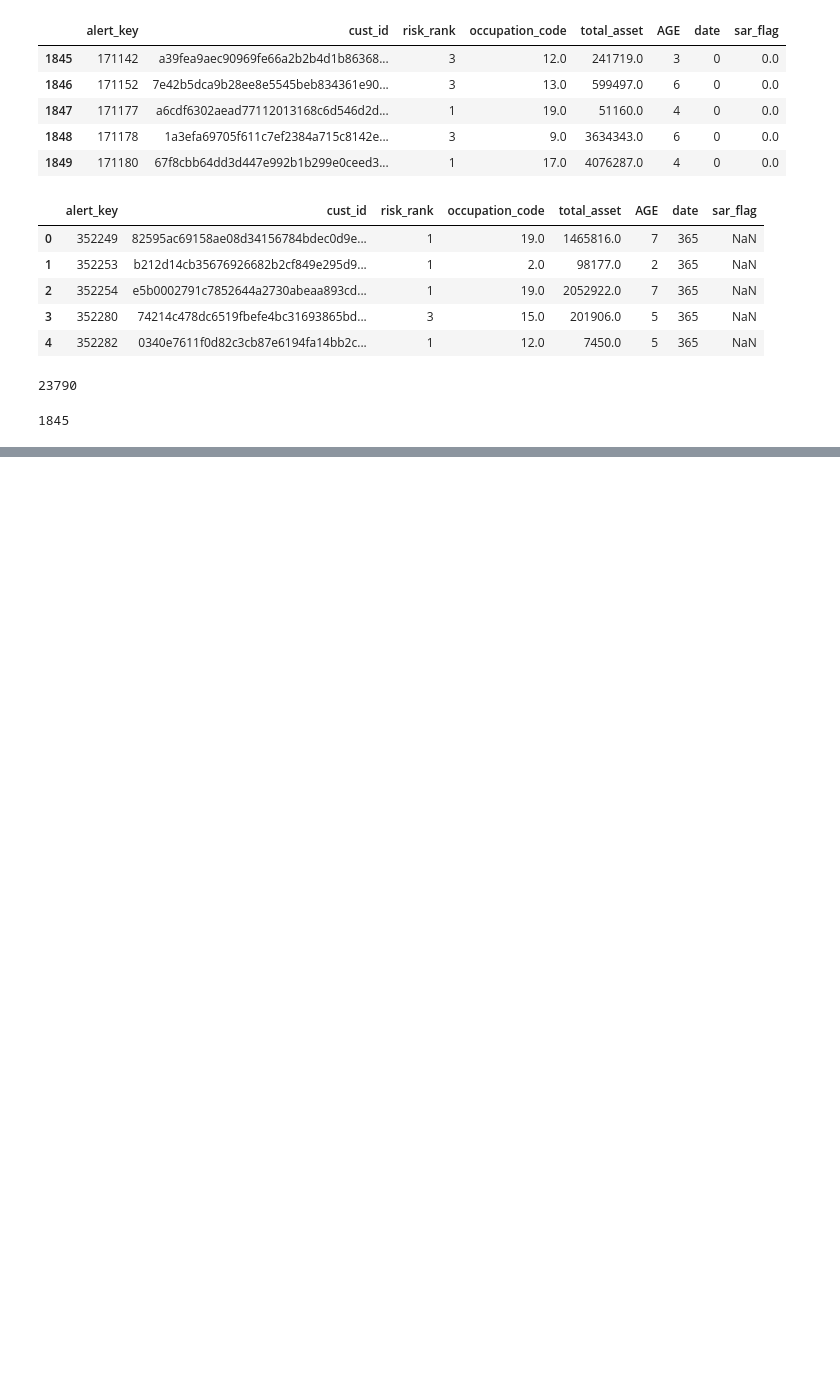
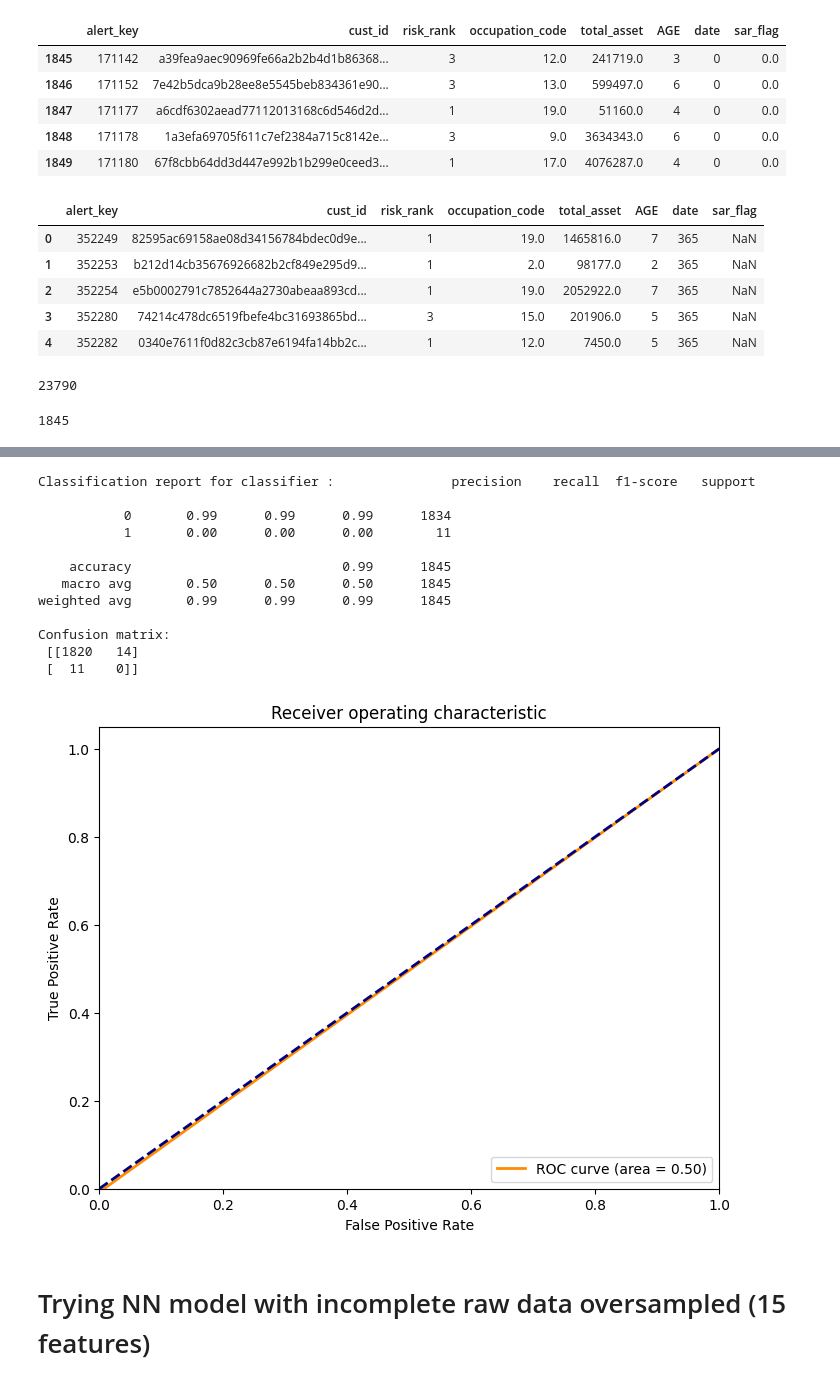
Before and after one commit to difersalest/Fraud-Competition, a Jupyter notebook: Fraud Detection Test.ipynb, the cells around one changed output, grey strips where cells are left out. Saved outputs shown, nothing was run; the diff lists cells and outputs as text; code cells hidden in the pictures; blank space fills up the shorter version.

```diff
--- a/Fraud Detection Test.ipynb
+++ b/Fraud Detection Test.ipynb
@@ -350,0 +378,7 @@ my_submission.to_csv('submission.csv', index=False)
+# %%
+#Public data will be used to compare the performance of our current models to work for the private data
+y_public = pd.read_csv('public_y_answer.csv')
+y_public.to_pickle("y_public.pkl")
+y_public = pd.read_pickle('y_public.pkl')
+y_public['alert_key'] = y_public['alert_key'].astype(int)
+y_public=y_public.sort_values(by='alert_key', ascending=False)
@@ -350,0 +401,18 @@ my_submission.to_csv('submission.csv', index=False)
+# %%
+print("Classification report for classifier :", classification_report(y_public['sar_flag'], my_submission['sar_flag']))
+print("Confusion matrix:\n" , confusion_matrix(y_public['sar_flag'], my_submission['sar_flag']))
+plot_roc_curve(y_public['sar_flag'], my_submission['sar_flag'])
+# %% [output]
+Classification report for classifier :               precision    recall  f1-score   support
+
+           0       0.99      0.99      0.99      1834
+           1       0.00      0.00      0.00        11
+
+    accuracy                           0.99      1845
+   macro avg       0.50      0.50      0.50      1845
+weighted avg       0.99      0.99      0.99      1845
+
+Confusion matrix:
+ [[1820   14]
+ [  11    0]]
+[figure, added]
@@ -350,0 +423,2 @@ my_submission.to_csv('submission.csv', index=False)
+# %% [markdown]
+# Trying NN model with incomplete raw data oversampled (15 features)
```
Also changed, not shown: parts of 60 cells of this notebook, 12 other files.
